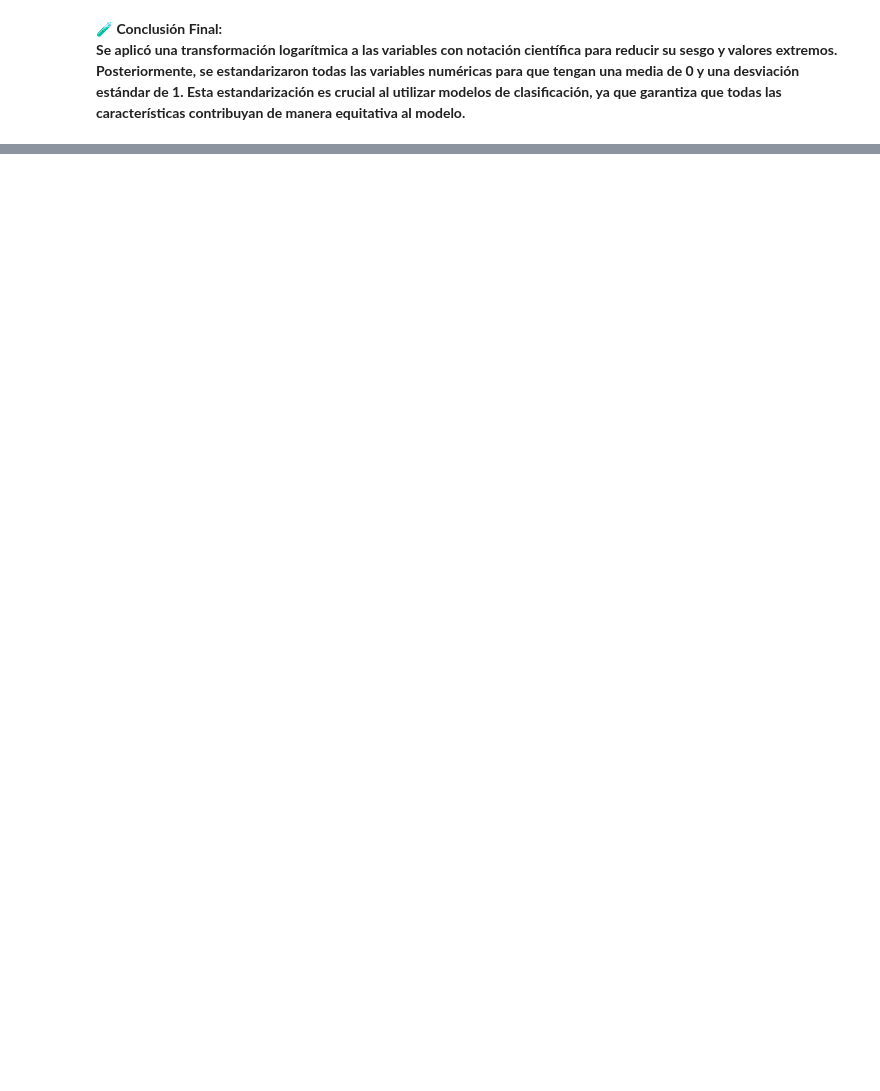
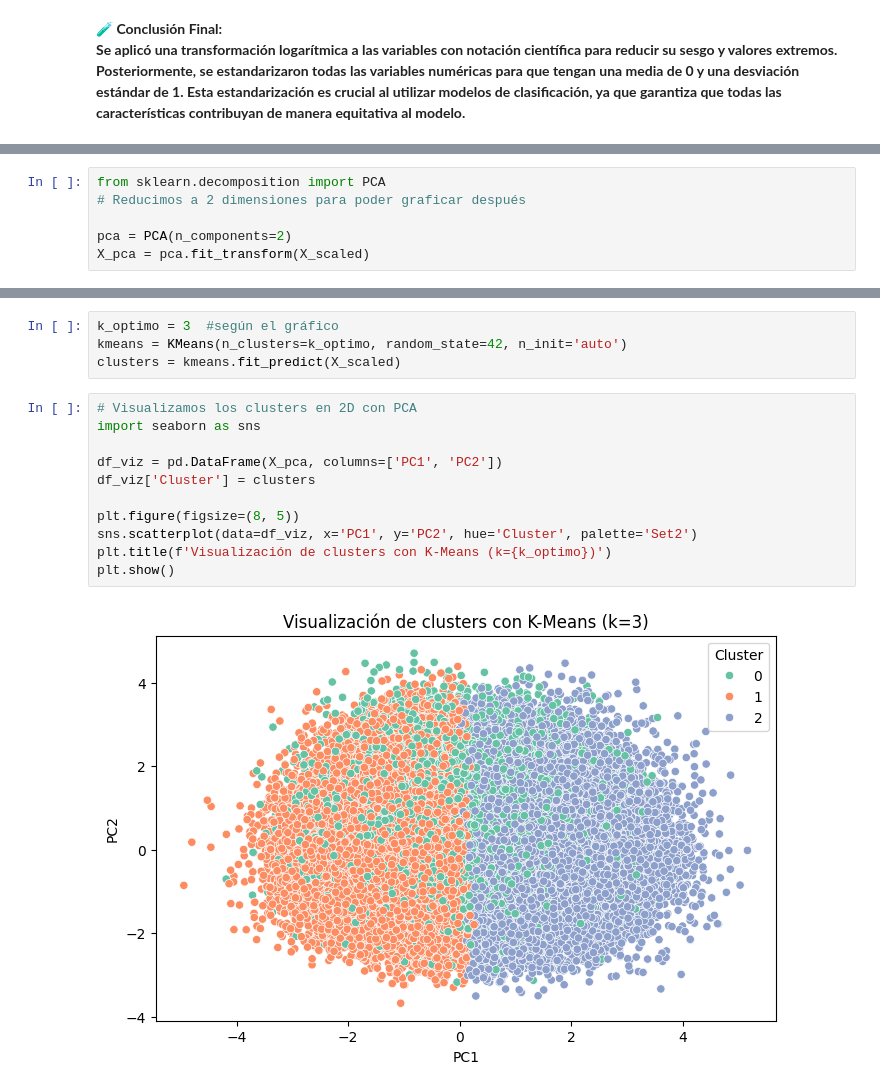
Before and after one commit to micaelakorol21/water_quality_unsupervised_learning, a Jupyter notebook: water_quality_unsupervised_learning.ipynb, the cells around one changed output, grey strips where cells are left out. Cells and saved outputs as stored; diff of their text form; blank space fills up the shorter version.

```diff
--- a/water_quality_unsupervised_learning.ipynb
+++ b/water_quality_unsupervised_learning.ipynb
@@ -1210,0 +1286,6 @@ df_sin_objetivo = df.drop(columns=['Objetivo'])
+# %%
+from sklearn.decomposition import PCA
+# Reducimos a 2 dimensiones para poder graficar después
+
+pca = PCA(n_components=2)
+X_pca = pca.fit_transform(X_scaled)
@@ -1210,0 +1318,17 @@ df_sin_objetivo = df.drop(columns=['Objetivo'])
+# %%
+k_optimo = 3  #según el gráfico
+kmeans = KMeans(n_clusters=k_optimo, random_state=42, n_init='auto')
+clusters = kmeans.fit_predict(X_scaled)
+# %%
+# Visualizamos los clusters en 2D con PCA
+import seaborn as sns
+
+df_viz = pd.DataFrame(X_pca, columns=['PC1', 'PC2'])
+df_viz['Cluster'] = clusters
+
+plt.figure(figsize=(8, 5))
+sns.scatterplot(data=df_viz, x='PC1', y='PC2', hue='Cluster', palette='Set2')
+plt.title(f'Visualización de clusters con K-Means (k={k_optimo})')
+plt.show()
+# %% [output]
+[figure, added]
```
Also changed, not shown: parts of 47 cells of this notebook.
